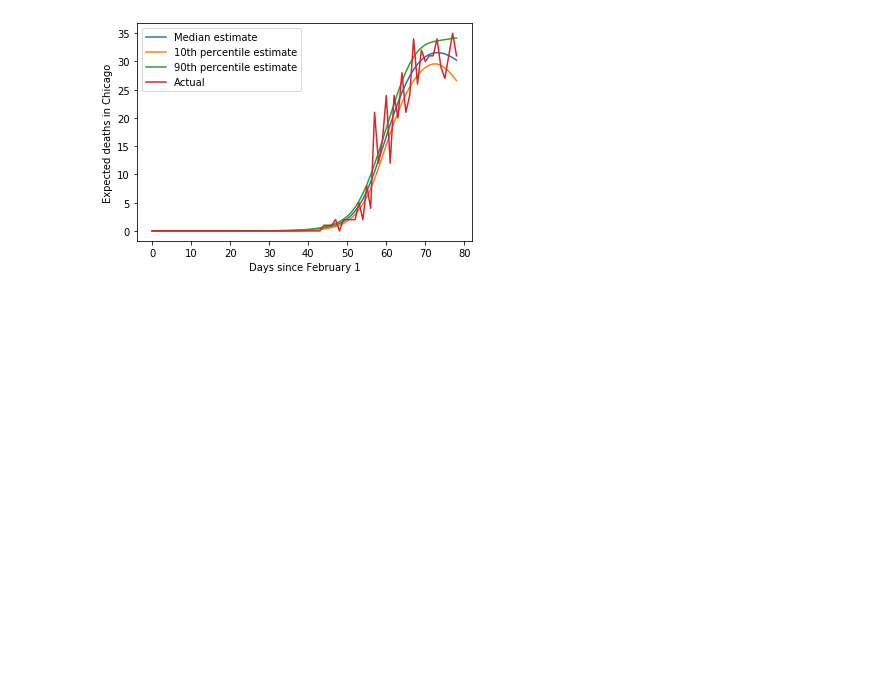
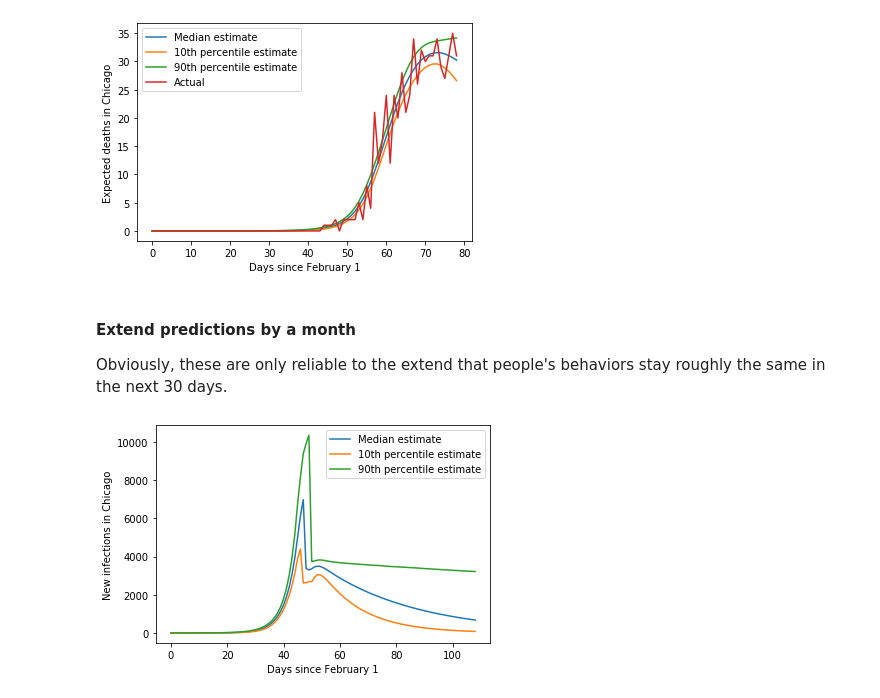
Before and after one commit to Inoueian/covid_19, a Jupyter notebook: notebooks/change_point_model.ipynb, the cells around one changed output. Saved outputs shown, nothing was run; the diff lists cells and outputs as text; code cells hidden in the pictures; blank space fills up the shorter version.

Commit message:
Extend prediction by 30 days

```diff
--- a/notebooks/change_point_model.ipynb
+++ b/notebooks/change_point_model.ipynb
@@ -323,3 +319,27 @@ plt.legend()
 plt.show()
 # %% [output]
 [figure]
+# %% [markdown]
+#### Extend predictions by a month
+Obviously, these are only reliable to the extend that people's behaviors stay roughly the same in the next 30 days.
+# %%
+# Predictions extended by 30 days
+N_matrix_30 = cf.batch_predict_N_change_point(initial_array=initial_array,
+                                              R_0_array=R_0_array,
+                                              R_ratio_array=R_ratio_array,
+                                              change_point_array=change_point_array,
+                                              num_days=num_days + 30)
+# %%
+x_30 = np.arange(num_days + 30)
+y_median_30 = cf.percentile_prediction(N_matrix_30, 50)
+y_10_30 = cf.percentile_prediction(N_matrix_30, 10)
+y_90_30 = cf.percentile_prediction(N_matrix_30, 90)
+plt.plot(x_30, y_median_30, label='Median estimate')
+plt.plot(x_30, y_10_30, label='10th percentile estimate')
+plt.plot(x_30, y_90_30, label='90th percentile estimate')
+plt.xlabel('Days since February 1')
+plt.ylabel(f'New infections in {location}')
+plt.legend()
+plt.show()
+# %% [output]
+[figure, added]
```
Also changed, not shown: parts of 11 cells of this notebook.
